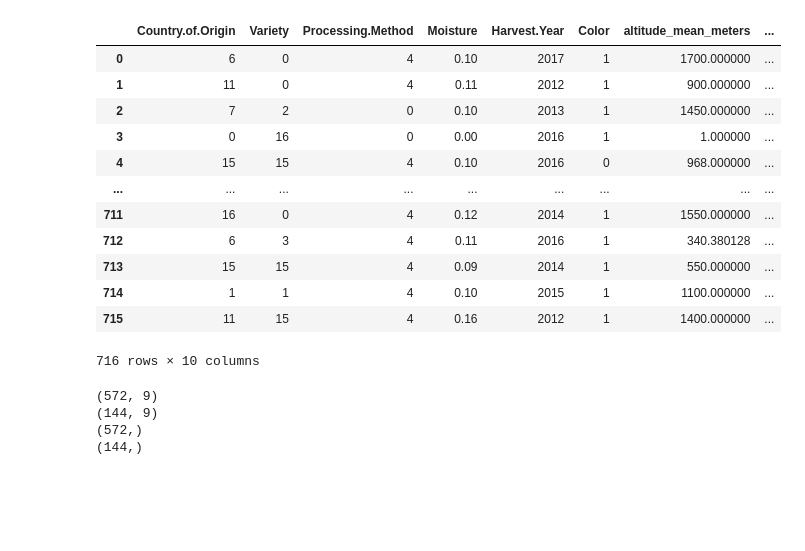
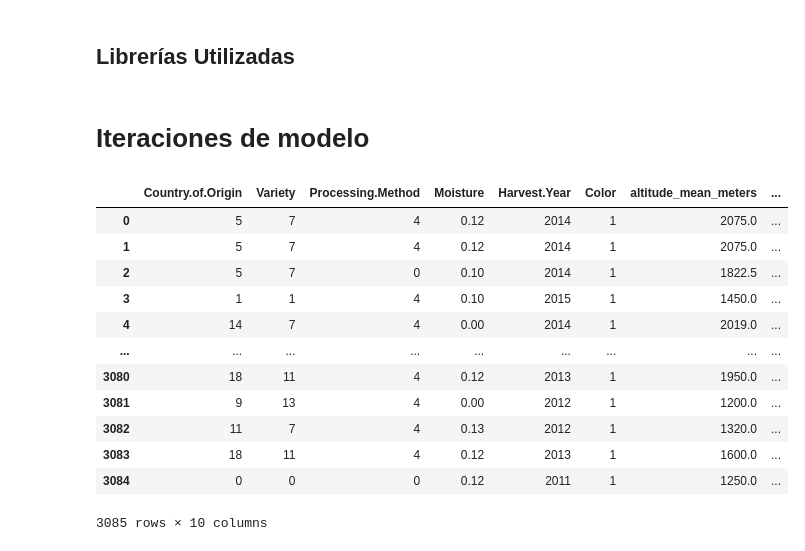
Before and after one commit to GiamoSalerno/Calidad_del_Cafe_ML, a Jupyter notebook: notebooks/03_Entrenamiento_Modelo.ipynb, the cells around one changed output. Cells and saved outputs as stored; diff of their text form; code cells hidden in the pictures; blank space fills up the shorter version.

```diff
--- a/notebooks/03_Entrenamiento_Modelo.ipynb
+++ b/notebooks/03_Entrenamiento_Modelo.ipynb
@@ -1 +1,3 @@
+# %% [markdown]
+## Librerías Utilizadas
 # %%
@@ -12,18 +17,19 @@ from sklearn.svm import SVR
+# %% [markdown]
+# Iteraciones de modelo
 # %%
-arabica = pd.read_csv('../data/train/arabica_train.csv')
-arabica.drop(columns=['Unnamed: 0'], inplace=True)
+arabica = pd.read_csv('../data/processed/arabica_processed.csv')
 arabica
 # %% [output]
 |  | Country.of.Origin | Variety | Processing.Method | Moisture | Harvest.Year | Color | altitude_mean_meters | ... |
-| 0 | 6 | 0 | 4 | 0.10 | 2017 | 1 | 1700.000000 | ... |
-| 1 | 11 | 0 | 4 | 0.11 | 2012 | 1 | 900.000000 | ... |
-| 2 | 7 | 2 | 0 | 0.10 | 2013 | 1 | 1450.000000 | ... |
-| 3 | 0 | 16 | 0 | 0.00 | 2016 | 1 | 1.000000 | ... |
-| 4 | 15 | 15 | 4 | 0.10 | 2016 | 0 | 968.000000 | ... |
+| 0 | 5 | 7 | 4 | 0.12 | 2014 | 1 | 2075.0 | ... |
+| 1 | 5 | 7 | 4 | 0.12 | 2014 | 1 | 2075.0 | ... |
+| 2 | 5 | 7 | 0 | 0.10 | 2014 | 1 | 1822.5 | ... |
+| 3 | 1 | 1 | 4 | 0.10 | 2015 | 1 | 1450.0 | ... |
+| 4 | 14 | 7 | 4 | 0.00 | 2014 | 1 | 2019.0 | ... |
 | ... | ... | ... | ... | ... | ... | ... | ... | ... |
-| 711 | 16 | 0 | 4 | 0.12 | 2014 | 1 | 1550.000000 | ... |
-| 712 | 6 | 3 | 4 | 0.11 | 2016 | 1 | 340.380128 | ... |
-| 713 | 15 | 15 | 4 | 0.09 | 2014 | 1 | 550.000000 | ... |
-| 714 | 1 | 1 | 4 | 0.10 | 2015 | 1 | 1100.000000 | ... |
-| 715 | 11 | 15 | 4 | 0.16 | 2012 | 1 | 1400.000000 | ... |
+| 3080 | 18 | 11 | 4 | 0.12 | 2013 | 1 | 1950.0 | ... |
+| 3081 | 9 | 13 | 4 | 0.00 | 2012 | 1 | 1200.0 | ... |
+| 3082 | 11 | 7 | 4 | 0.13 | 2012 | 1 | 1320.0 | ... |
+| 3083 | 18 | 11 | 4 | 0.12 | 2013 | 1 | 1600.0 | ... |
+| 3084 | 0 | 0 | 0 | 0.12 | 2011 | 1 | 1250.0 | ... |
-716 rows × 10 columns
+3085 rows × 10 columns
@@ -35,10 +35,0 @@ X_train, X_test, y_train, y_test = train_test_split(X, y, test_size=0.2, shuffle
-# %%
-print(X_train.shape)
-print(X_test.shape)
-print(y_train.shape)
-print(y_test.shape)
-# %% [output]
-(572, 9)
-(144, 9)
-(572,)
-(144,)
```
Also changed, not shown: parts of 19 cells of this notebook, 15 other files.
